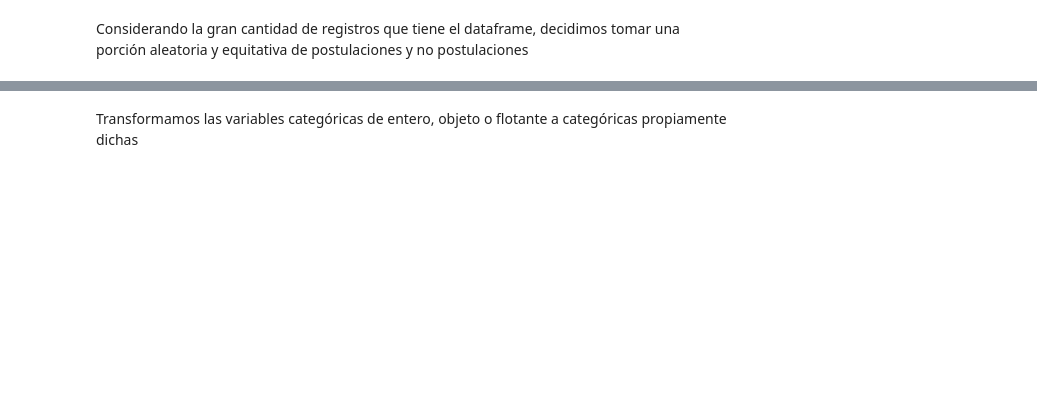
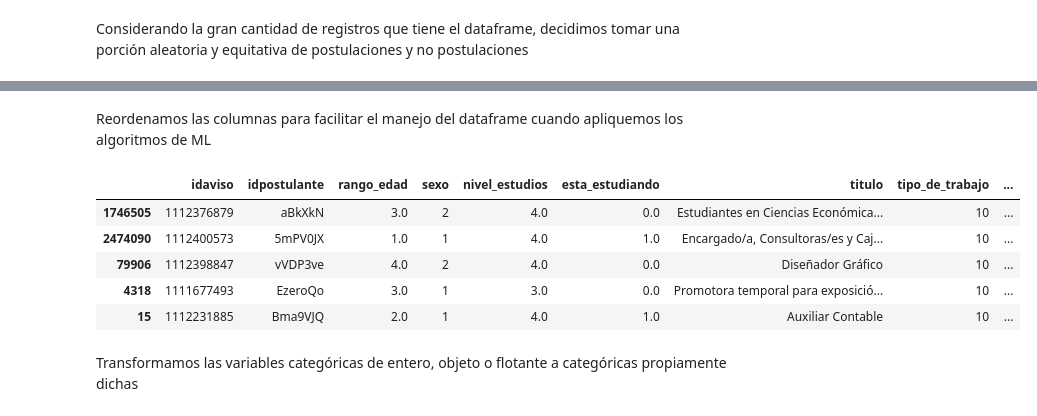
Before and after one commit to franhermani/TP2-7506, a Jupyter notebook: modelo_nuevo_make.ipynb, the cells around one changed output, grey strips where cells are left out. Saved outputs shown, nothing was run; the diff lists cells and outputs as text; code cells hidden in the pictures; blank space fills up the shorter version.

```diff
--- a/modelo_nuevo_make.ipynb
+++ b/modelo_nuevo_make.ipynb
@@ -843,3 +1032,18 @@ modelo_final.sample(5)
+# %% [markdown]
+Reordenamos las columnas para facilitar el manejo del dataframe cuando apliquemos los algoritmos de ML
+# %%
+modelo_final = modelo_final[['idaviso','idpostulante','rango_edad','sexo',\
+                 'nivel_estudios','esta_estudiando','titulo','tipo_de_trabajo',\
+                 'nivel_laboral','nombre_zona','nombre_area','sepostulo']]
+
+modelo_final.sample(5)
+# %% [output]
+|  | idaviso | idpostulante | rango_edad | sexo | nivel_estudios | esta_estudiando | titulo | tipo_de_trabajo | ... |
+| 1746505 | 1112376879 | aBkXkN | 3.0 | 2 | 4.0 | 0.0 | Estudiantes en Ciencias Económica... | 10 | ... |
+| 2474090 | 1112400573 | 5mPV0JX | 1.0 | 1 | 4.0 | 1.0 | Encargado/a, Consultoras/es y Caj... | 10 | ... |
+| 79906 | 1112398847 | vVDP3ve | 4.0 | 2 | 4.0 | 0.0 | Diseñador Gráfico | 10 | ... |
+| 4318 | 1111677493 | EzeroQo | 3.0 | 1 | 3.0 | 0.0 | Promotora temporal para exposició... | 10 | ... |
+| 15 | 1112231885 | Bma9VJQ | 2.0 | 1 | 4.0 | 1.0 | Auxiliar Contable | 10 | ... |
 # %% [markdown]
 Transformamos las variables categóricas de entero, objeto o flotante a categóricas propiamente dichas
 # %%
```
Also changed, not shown: parts of 58 cells of this notebook.
